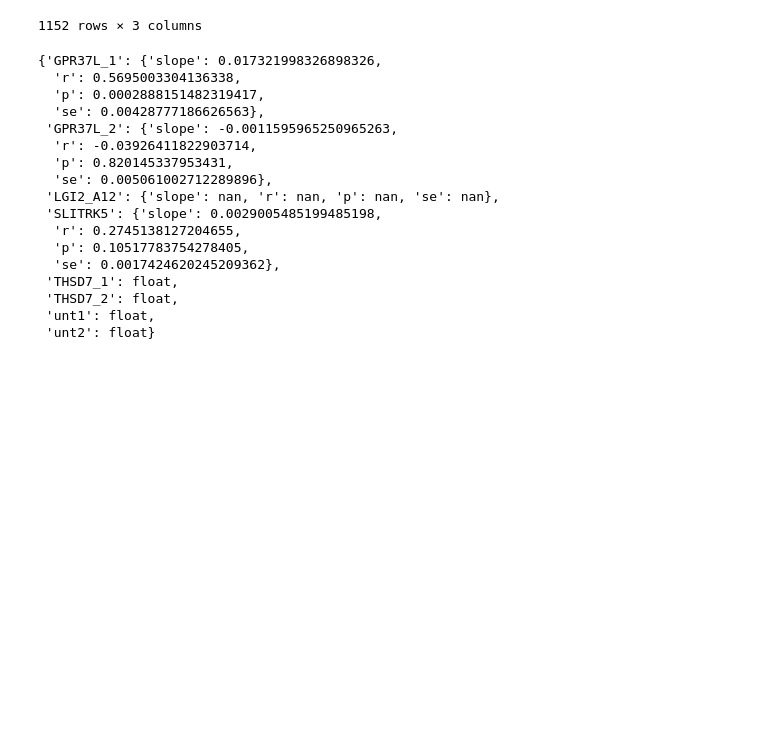
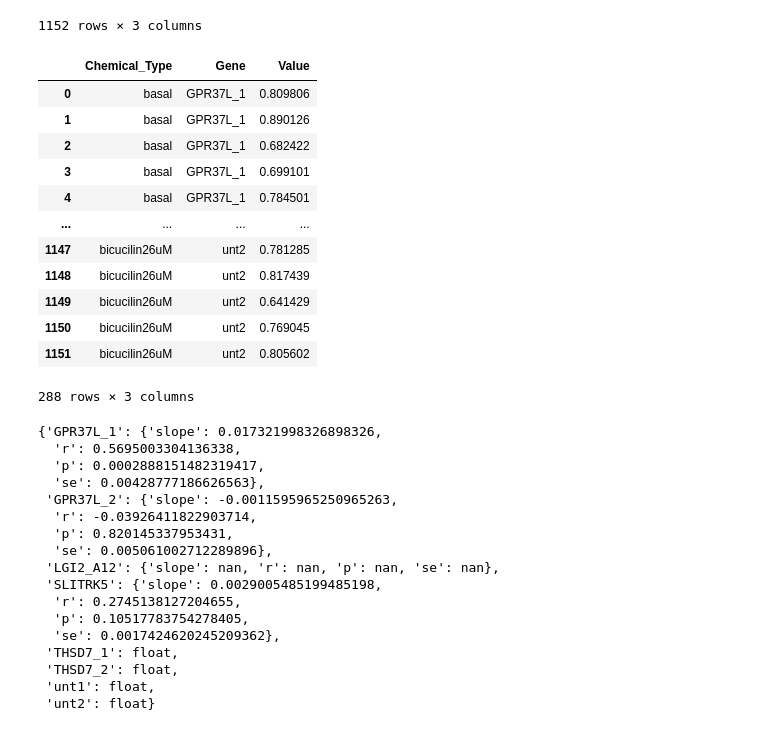
Before and after one commit to poojaparameswaran99/MEA_analysis, a Jupyter notebook: two_way_ANOVA_test.ipynb, the cells around one changed output. Cells and saved outputs as stored; diff of their text form; code cells hidden in the pictures; blank space fills up the shorter version.

```diff
--- a/two_way_ANOVA_test.ipynb
+++ b/two_way_ANOVA_test.ipynb
@@ -253,6 +254,39 @@ TestParams_dict['Network Burst Duration - Avg (sec)']
 | 1150 | bicucilin26uM | unt2 | 0.578219 |
 | 1151 | bicucilin26uM | unt2 | 0.437879 |
 1152 rows × 3 columns
+# %%
+def categorize_gene_vs_control(testparam_df, control_var='unt2'):
+    genes = list(testparam_df['Gene'].unique())
+    mutants = [gene for gene in genes if "unt" not in gene]
+    mutVcont_dict= {mut: pd.DataFrame for mut in mutants}
+    for mutant in mutants:
+        tiny_df = testparam_df[(testparam_df['Gene'] == control_var) |\
+                   (testparam_df['Gene'] == mutant)]
+        mutVcont_dict[mutant] = tiny_df
+    return mutVcont_dict
+
+TestParamsSectioned_dict = TestParams_dict.copy()
+
+for test_param, table in TestParams_dict.items():
+    TestParamsSectioned_dict[test_param] = categorize_gene_vs_control(table, control_var='unt2')
+
+# print((TestParamsSectioned_dict['Number of Active Electrodes']))
+# %%
+TestParamsSectioned_dict['Area Under Normalized Cross-Correlation']['GPR37L_1']
+# %% [output]
+|  | Chemical_Type | Gene | Value |
+| 0 | basal | GPR37L_1 | 0.809806 |
+| 1 | basal | GPR37L_1 | 0.890126 |
+| 2 | basal | GPR37L_1 | 0.682422 |
+| 3 | basal | GPR37L_1 | 0.699101 |
+| 4 | basal | GPR37L_1 | 0.784501 |
+| ... | ... | ... | ... |
+| 1147 | bicucilin26uM | unt2 | 0.781285 |
+| 1148 | bicucilin26uM | unt2 | 0.817439 |
+| 1149 | bicucilin26uM | unt2 | 0.641429 |
+| 1150 | bicucilin26uM | unt2 | 0.769045 |
+| 1151 | bicucilin26uM | unt2 | 0.805602 |
+288 rows × 3 columns
 # %%
 def ensure_dirs_exists(path):
     directory = os.path.dirname(path)  # Get the directory part of the file path
```
Also changed, not shown: parts of 8 cells of this notebook.
